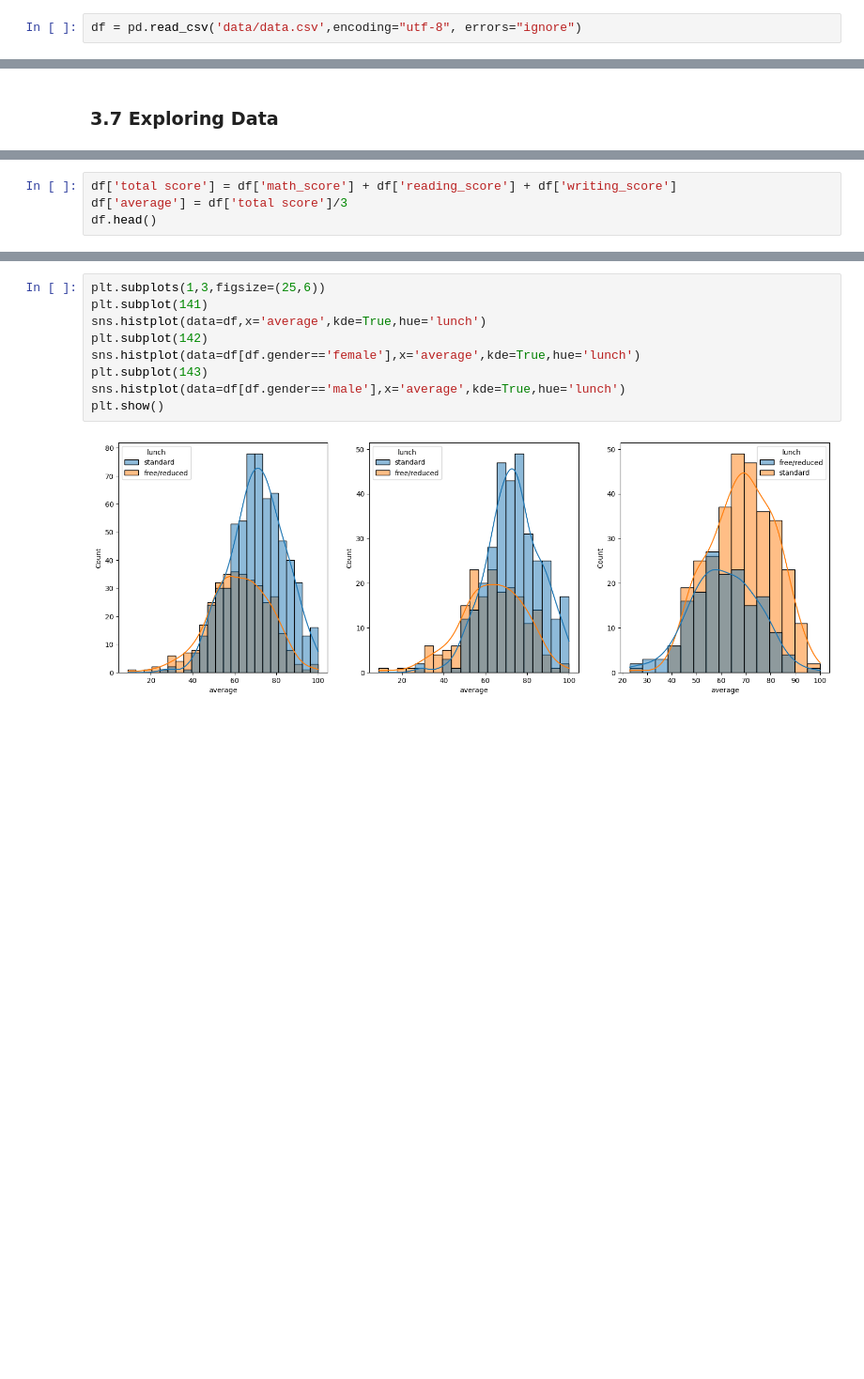
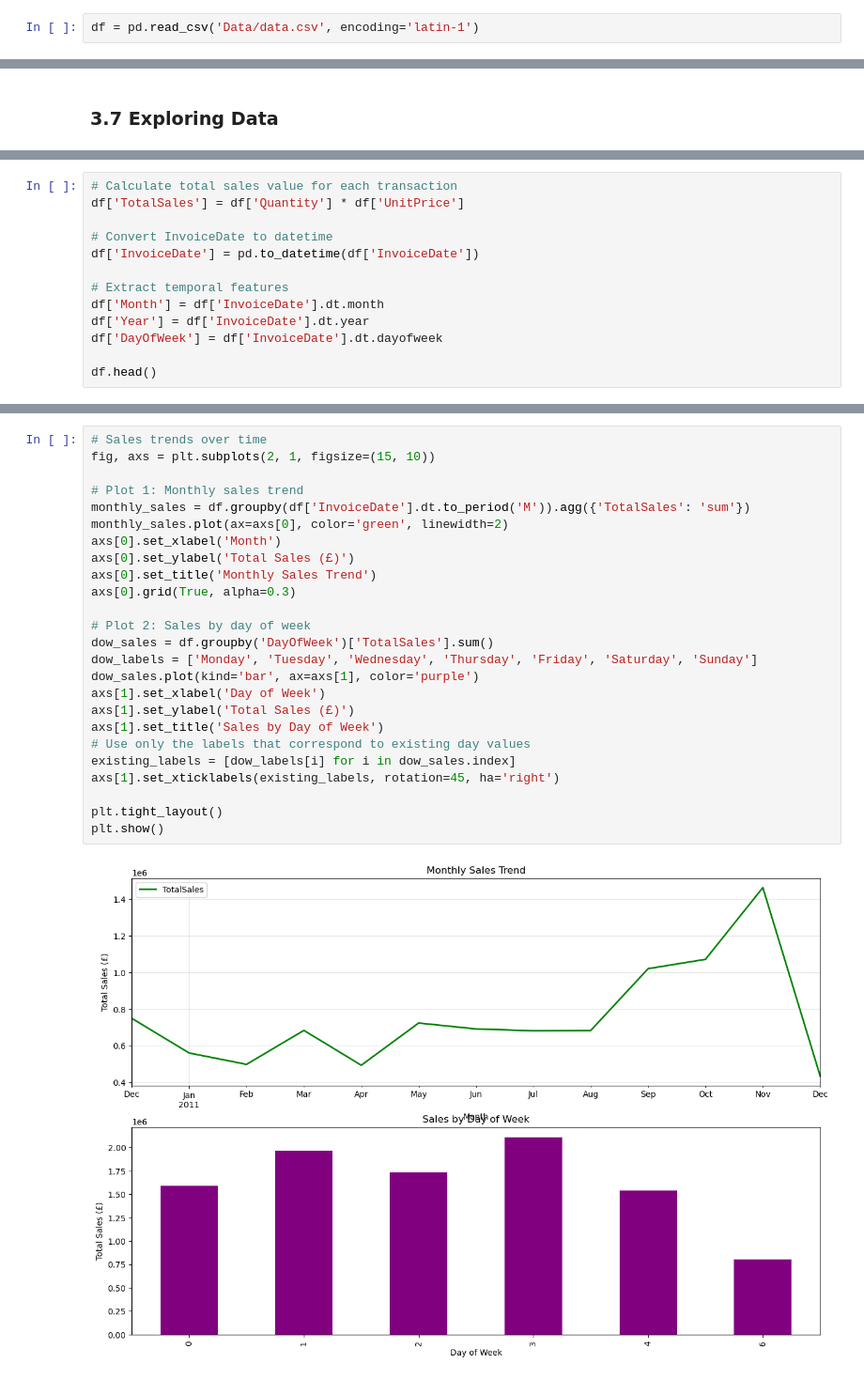
Before and after one commit to srujank1995/SRM_MBA_PROJECT, a Jupyter notebook: notebook/EDA_Dataset_Performance.ipynb, the cells around one changed output, grey strips where cells are left out. Shown at 94% size. Cells and saved outputs as stored; diff of their text form; blank space fills up the shorter version.

```diff
--- a/notebook/EDA_Dataset_Performance.ipynb
+++ b/notebook/EDA_Dataset_Performance.ipynb
@@ -32,4 +33,4 @@ warnings.filterwarnings('ignore')
 # %% [markdown]
 #### Import the CSV Data as Pandas DataFrame
 # %%
-df = pd.read_csv('data/data.csv',encoding="utf-8", errors="ignore")
+df = pd.read_csv('Data/data.csv', encoding='latin-1')
@@ -201,5 +203,14 @@ df.head(2)
 # %%
-df['total score'] = df['math_score'] + df['reading_score'] + df['writing_score']
-df['average'] = df['total score']/3
+# Calculate total sales value for each transaction
+df['TotalSales'] = df['Quantity'] * df['UnitPrice']
+
+# Convert InvoiceDate to datetime
+df['InvoiceDate'] = pd.to_datetime(df['InvoiceDate'])
+
+# Extract temporal features
+df['Month'] = df['InvoiceDate'].dt.month
+df['Year'] = df['InvoiceDate'].dt.year
+df['DayOfWeek'] = df['InvoiceDate'].dt.dayofweek
+
 df.head()
 # %% [output]
@@ -268,11 +312,27 @@ plt.show()
 # %%
-plt.subplots(1,3,figsize=(25,6))
-plt.subplot(141)
-sns.histplot(data=df,x='average',kde=True,hue='lunch')
-plt.subplot(142)
-sns.histplot(data=df[df.gender=='female'],x='average',kde=True,hue='lunch')
-plt.subplot(143)
-sns.histplot(data=df[df.gender=='male'],x='average',kde=True,hue='lunch')
+# Sales trends over time
+fig, axs = plt.subplots(2, 1, figsize=(15, 10))
+
+# Plot 1: Monthly sales trend
+monthly_sales = df.groupby(df['InvoiceDate'].dt.to_period('M')).agg({'TotalSales': 'sum'})
+monthly_sales.plot(ax=axs[0], color='green', linewidth=2)
+axs[0].set_xlabel('Month')
+axs[0].set_ylabel('Total Sales (£)')
+axs[0].set_title('Monthly Sales Trend')
+axs[0].grid(True, alpha=0.3)
+
+# Plot 2: Sales by day of week
+dow_sales = df.groupby('DayOfWeek')['TotalSales'].sum()
+dow_labels = ['Monday', 'Tuesday', 'Wednesday', 'Thursday', 'Friday', 'Saturday', 'Sunday']
+dow_sales.plot(kind='bar', ax=axs[1], color='purple')
+axs[1].set_xlabel('Day of Week')
+axs[1].set_ylabel('Total Sales (£)')
+axs[1].set_title('Sales by Day of Week')
+# Use only the labels that correspond to existing day values
+existing_labels = [dow_labels[i] for i in dow_sales.index]
+axs[1].set_xticklabels(existing_labels, rotation=45, ha='right')
+
+plt.tight_layout()
 plt.show()
 # %% [output]
-[figure, old version]
+[figure, new version]
```
Also changed, not shown: parts of 78 cells of this notebook.
